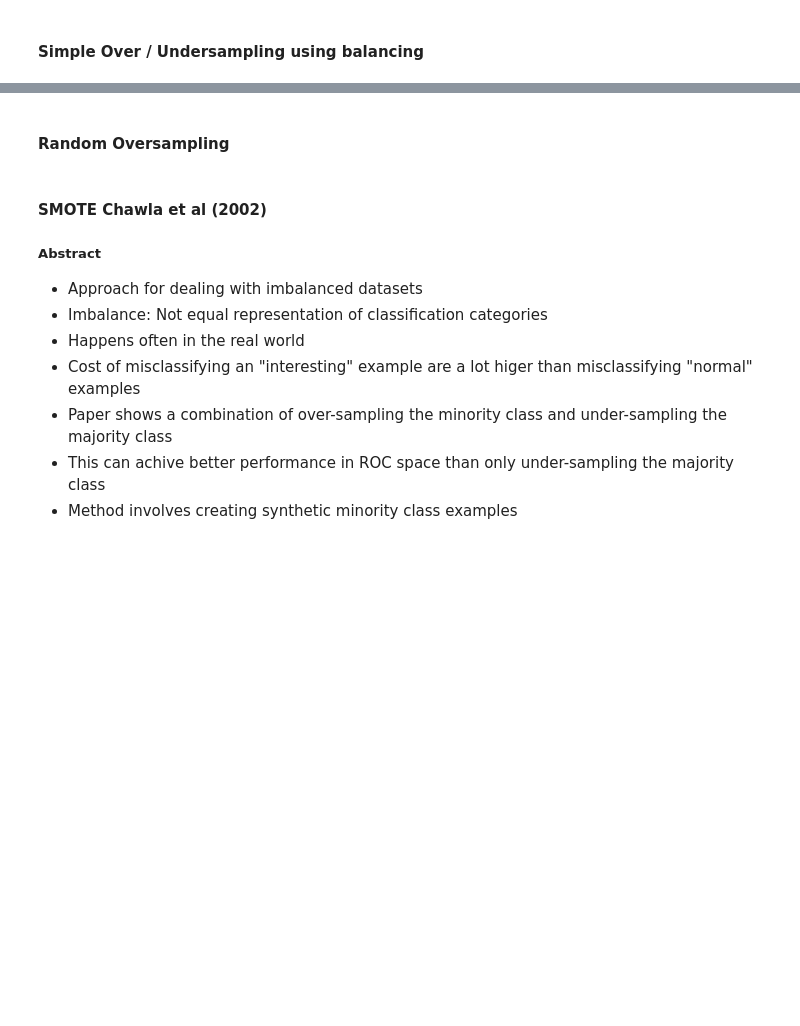
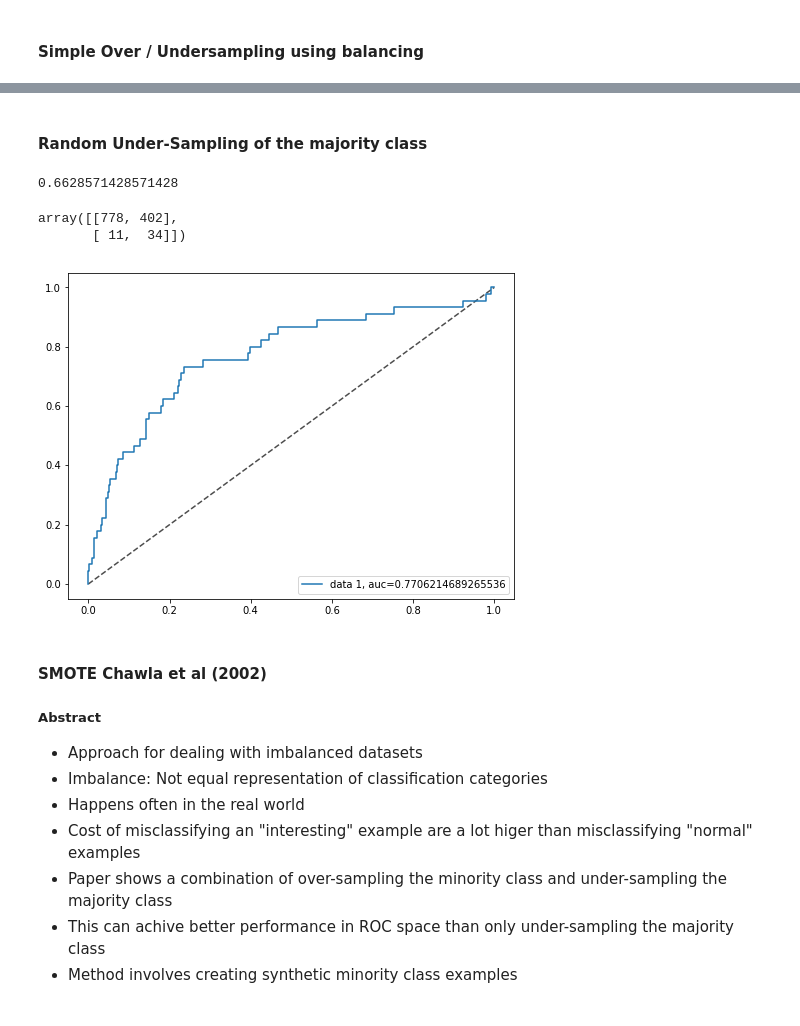
Before and after one commit to fadamDS/201810_Statistical_Modelling, a Jupyter notebook: scripts/20181118_Sampling_Methods_Class_Imbalances.ipynb, the cells around one changed output, grey strips where cells are left out. Cells and saved outputs as stored; diff of their text form; code cells hidden in the pictures; blank space fills up the shorter version.

```diff
--- a/scripts/20181118_Sampling_Methods_Class_Imbalances.ipynb
+++ b/scripts/20181118_Sampling_Methods_Class_Imbalances.ipynb
@@ -227,18 +363,25 @@ plt.show()
+# %% [markdown]
+#### Random Under-Sampling of the majority class
 # %%
+from imblearn.under_sampling import ClusterCentroids
+cc = ClusterCentroids(random_state=0)
+X_undersampled, y_undersampled = cc.fit_resample(x_train, y_train)
+
 # Instantiate the model, very small penalty, intercept, 10-Fold Cv, no class weights (default)
-logistic_model2 = LogisticRegression(class_weight='balanced')
-#LogisticRegressionCV(Cs =[1e4], class_weight='balanced', cv = 10)
-
-# Split into testing and training data, stratified!
-x_train, x_test, y_train, y_test = train_test_split(x,y, test_size=0.25, random_state =0 )#, stratify = y)
+undersampled_model = LogisticRegression(solver='liblinear', max_iter= 100, fit_intercept= True, class_weight='balanced')
 
 # Fit the model
-logistic_model2.fit(x_train,y_train);
+undersampled_model.fit(X_undersampled, y_undersampled);
 
 # Make predictions on testing values
-y_pred = logistic_model2.predict(x_test)
+y_pred_under = undersampled_model.predict(x_test)
 
 # Accuracy
-accuracy = metrics.accuracy_score(y_test,y_pred)
+accuracy = metrics.accuracy_score(y_test,y_pred_under)
+print(accuracy)
 
-metrics.confusion_matrix(y_test,y_pred)
+metrics.confusion_matrix(y_test,y_pred_under)
+# %% [output]
+0.6628571428571428
+array([[778, 402],
+       [ 11,  34]])
@@ -247,11 +388,11 @@ accuracy
 # %%
-y_pred_proba = logistic_model2.predict_proba(x_test)[::,1]
-fpr, tpr, _ = metrics.roc_curve(y_test,  y_pred_proba)
-auc = metrics.roc_auc_score(y_test, y_pred_proba)
+y_under_proba = undersampled_model.predict_proba(x_test)[::,1]
+fpr, tpr, _ = metrics.roc_curve(y_test,  y_under_proba)
+auc = metrics.roc_auc_score(y_test, y_under_proba)
 fig, ax = plt.subplots()
 ax.plot(ax.get_xlim(), ax.get_ylim(), ls="--", c=".3")
 plt.plot(fpr,tpr,label="data 1, auc="+str(auc))
 plt.legend(loc=4)
 plt.show()
+# %% [output]
+[figure, added]
-# %% [markdown]
-#### Random Oversampling
```
Also changed, not shown: parts of 54 cells of this notebook.
